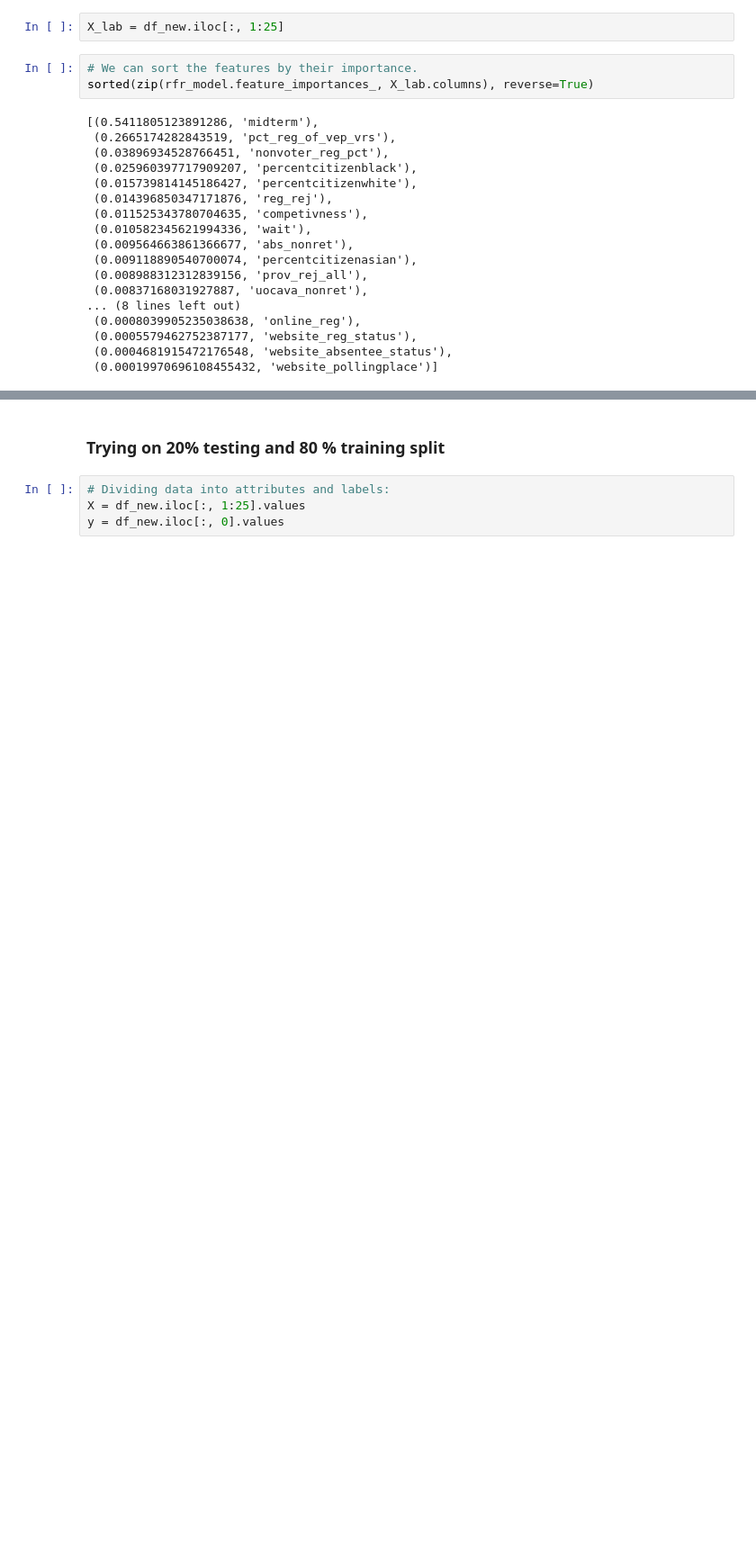
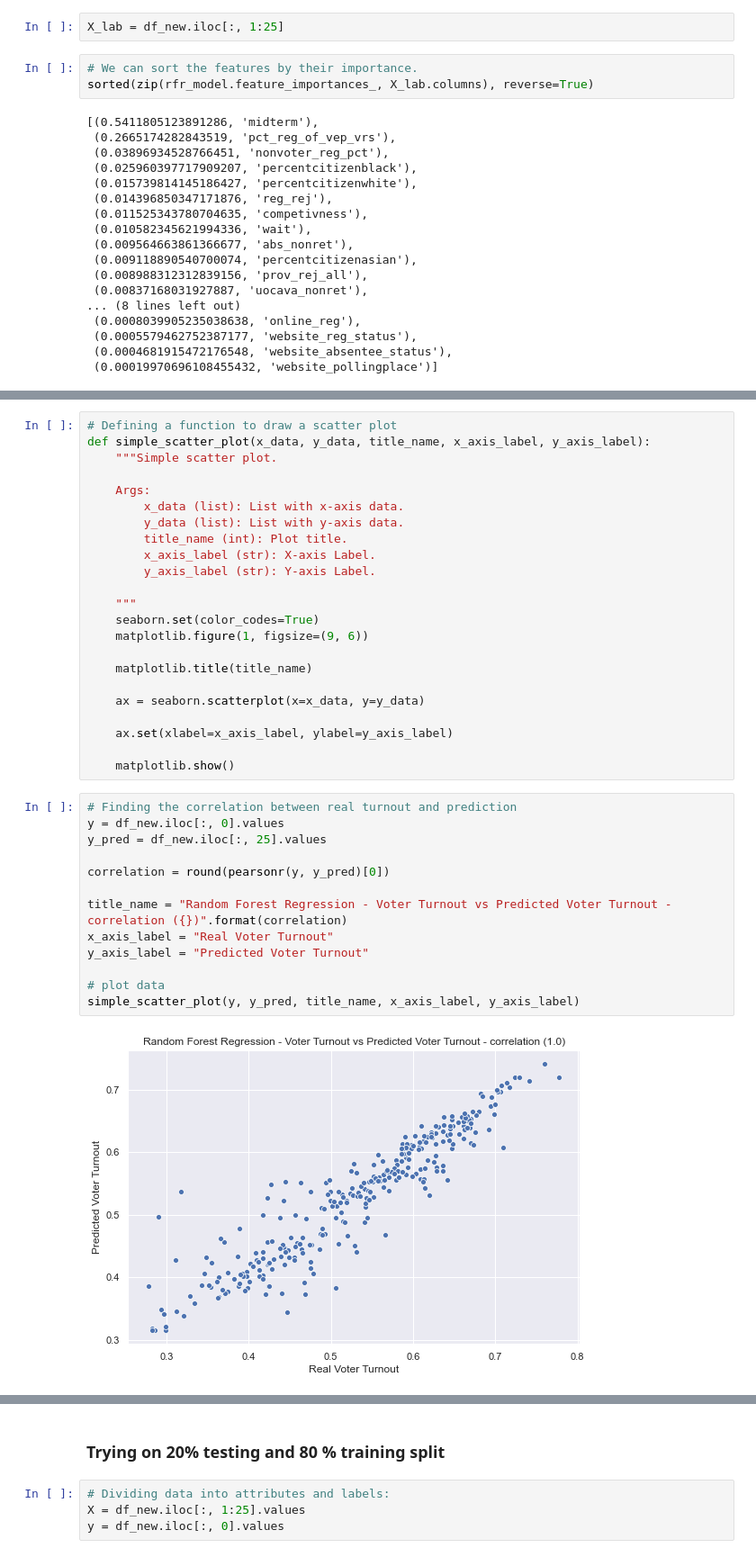
Before and after one commit to mmingoia/HTML_MN_Group_Project, a Jupyter notebook: election.ipynb, the cells around one changed output, grey strips where cells are left out. Shown at 90% size. Cells and saved outputs as stored; diff of their text form; blank space fills up the shorter version.

```diff
--- a/election.ipynb
+++ b/election.ipynb
@@ -886,0 +911,38 @@ sorted(zip(rfr_model.feature_importances_, X_lab.columns), reverse=True)
+# %%
+# Defining a function to draw a scatter plot
+def simple_scatter_plot(x_data, y_data, title_name, x_axis_label, y_axis_label):
+    """Simple scatter plot.
+
+    Args:
+        x_data (list): List with x-axis data.
+        y_data (list): List with y-axis data.
+        title_name (int): Plot title.
+        x_axis_label (str): X-axis Label.
+        y_axis_label (str): Y-axis Label.
+
+    """
+    seaborn.set(color_codes=True)
+    matplotlib.figure(1, figsize=(9, 6))
+
+    matplotlib.title(title_name)
+
+    ax = seaborn.scatterplot(x=x_data, y=y_data)
+
+    ax.set(xlabel=x_axis_label, ylabel=y_axis_label)
+
+    matplotlib.show()
+# %%
+# Finding the correlation between real turnout and prediction
+y = df_new.iloc[:, 0].values
+y_pred = df_new.iloc[:, 25].values
+
+correlation = round(pearsonr(y, y_pred)[0])
+
+title_name = "Random Forest Regression - Voter Turnout vs Predicted Voter Turnout - correlation ({})".format(correlation)
+x_axis_label = "Real Voter Turnout"
+y_axis_label = "Predicted Voter Turnout"
+
+# plot data
+simple_scatter_plot(y, y_pred, title_name, x_axis_label, y_axis_label)
+# %% [output]
+[figure, added]
```
Also changed, not shown: parts of 12 cells of this notebook, 3 other files.
